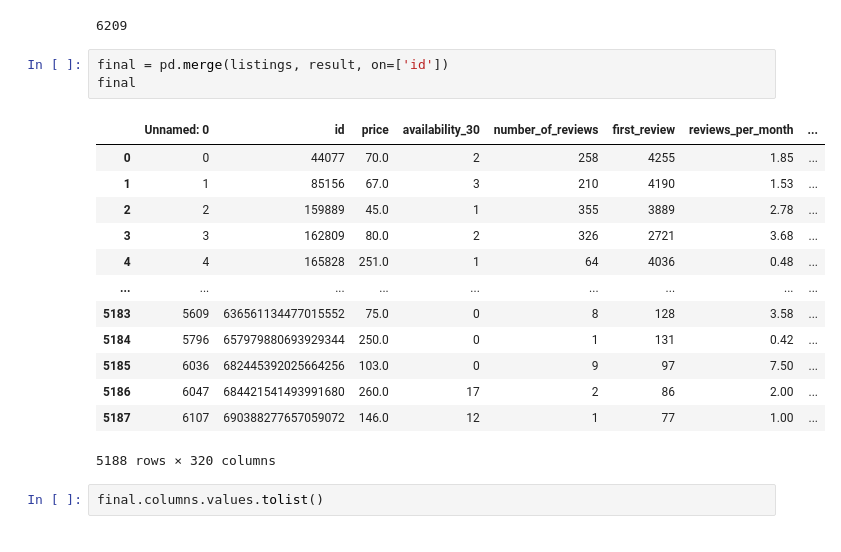
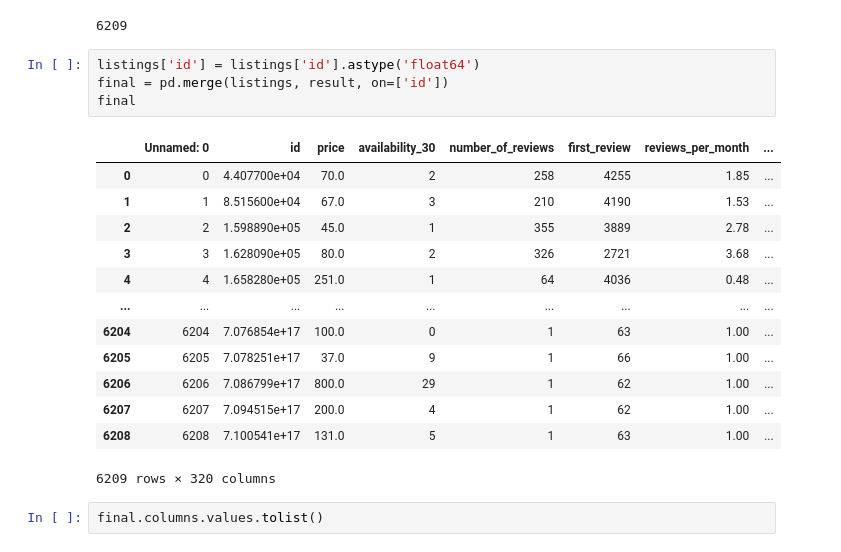
Before and after one commit to Eytins/AirbnbPrediction, a Jupyter notebook: preprocess_reviews.ipynb, the cells around one changed output. Saved outputs shown, nothing was run; the diff lists cells and outputs as text.

Commit message:
Fix columns problem

```diff
--- a/preprocess_reviews.ipynb
+++ b/preprocess_reviews.ipynb
@@ -199,22 +199,23 @@ listings.__len__()
 # %% [output]
 6209
 # %%
+listings['id'] = listings['id'].astype('float64')
 final = pd.merge(listings, result, on=['id'])
 final
 # %% [output]
 |  | Unnamed: 0 | id | price | availability_30 | number_of_reviews | first_review | reviews_per_month | ... |
-| 0 | 0 | 44077 | 70.0 | 2 | 258 | 4255 | 1.85 | ... |
-| 1 | 1 | 85156 | 67.0 | 3 | 210 | 4190 | 1.53 | ... |
-| 2 | 2 | 159889 | 45.0 | 1 | 355 | 3889 | 2.78 | ... |
-| 3 | 3 | 162809 | 80.0 | 2 | 326 | 2721 | 3.68 | ... |
-| 4 | 4 | 165828 | 251.0 | 1 | 64 | 4036 | 0.48 | ... |
+| 0 | 0 | 4.407700e+04 | 70.0 | 2 | 258 | 4255 | 1.85 | ... |
+| 1 | 1 | 8.515600e+04 | 67.0 | 3 | 210 | 4190 | 1.53 | ... |
+| 2 | 2 | 1.598890e+05 | 45.0 | 1 | 355 | 3889 | 2.78 | ... |
+| 3 | 3 | 1.628090e+05 | 80.0 | 2 | 326 | 2721 | 3.68 | ... |
+| 4 | 4 | 1.658280e+05 | 251.0 | 1 | 64 | 4036 | 0.48 | ... |
 | ... | ... | ... | ... | ... | ... | ... | ... | ... |
-| 5183 | 5609 | 636561134477015552 | 75.0 | 0 | 8 | 128 | 3.58 | ... |
-| 5184 | 5796 | 657979880693929344 | 250.0 | 0 | 1 | 131 | 0.42 | ... |
-| 5185 | 6036 | 682445392025664256 | 103.0 | 0 | 9 | 97 | 7.50 | ... |
-| 5186 | 6047 | 684421541493991680 | 260.0 | 17 | 2 | 86 | 2.00 | ... |
-| 5187 | 6107 | 690388277657059072 | 146.0 | 12 | 1 | 77 | 1.00 | ... |
+| 6204 | 6204 | 7.076854e+17 | 100.0 | 0 | 1 | 63 | 1.00 | ... |
+| 6205 | 6205 | 7.078251e+17 | 37.0 | 9 | 1 | 66 | 1.00 | ... |
+| 6206 | 6206 | 7.086799e+17 | 800.0 | 29 | 1 | 62 | 1.00 | ... |
+| 6207 | 6207 | 7.094515e+17 | 200.0 | 4 | 1 | 62 | 1.00 | ... |
+| 6208 | 6208 | 7.100541e+17 | 131.0 | 5 | 1 | 63 | 1.00 | ... |
-5188 rows × 320 columns
+6209 rows × 320 columns
 # %%
 final.columns.values.tolist()
 # %% [output]
```
Also changed, not shown: parts of 1 cell of this notebook, 1 other file.
